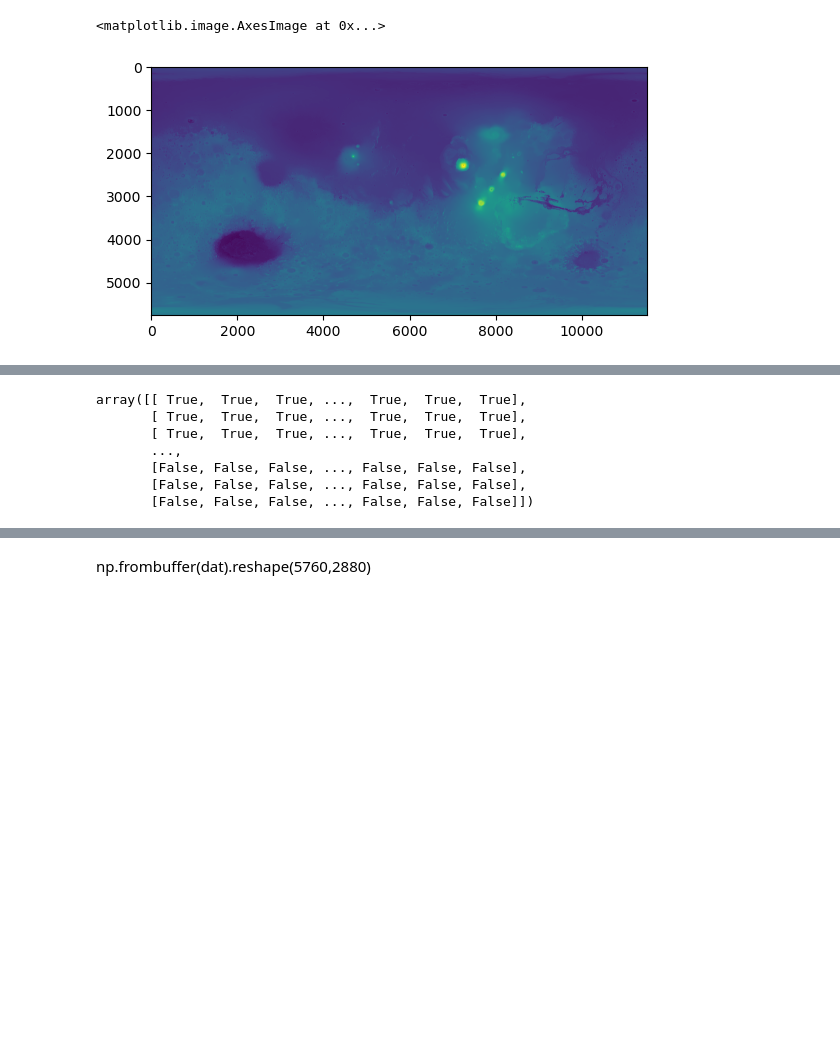
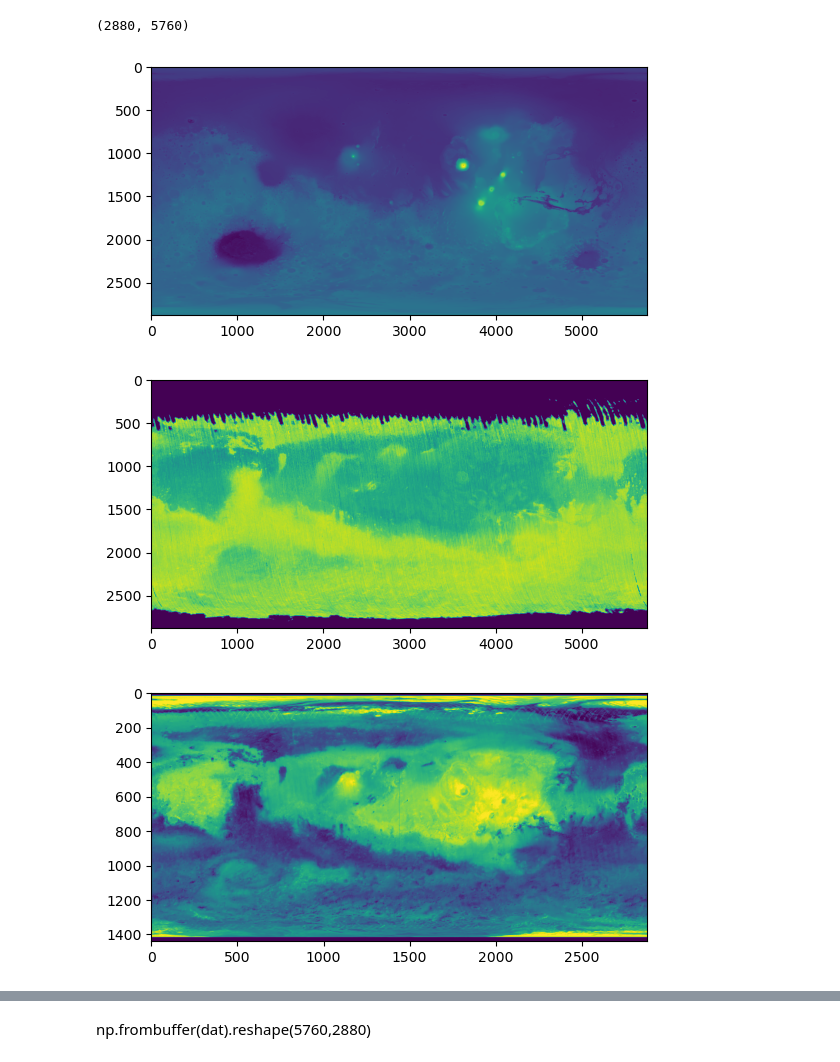
Before and after one commit to hlakams/mars-landing, a Jupyter notebook: Drafting.ipynb, the cells around one changed output, grey strips where cells are left out. Saved outputs shown, nothing was run; the diff lists cells and outputs as text; code cells hidden in the pictures; blank space fills up the shorter version.

```diff
--- a/Drafting.ipynb
+++ b/Drafting.ipynb
@@ -1,8 +1,10 @@
 # %%
 import numpy as np
 from matplotlib import pyplot as plt
+import cv2
+
 elev_file ="test_data/megt90n000fb.img"
 dust_file = "test_data/dci_lo_ice_dust_16ppd_shifted.raw"
-temp_file = None
-# elevation, dust map, temperature, thermal inertia(?) and albedo(?)
+TI_file = "test_data/ti16"
+alb_file = "test_data/alb32"
 # %%
@@ -35,6 +73,17 @@ acceptable_region = (min_elev<elev)&&(elev<max_elev)&&(min_dci<dci)&&(dci<max_dc
+# %%
+elev[0::2,0::2].shape
+# %% [output]
+(2880, 5760)
 # %%
-plt.imshow(elev)
+plt.imshow(elev[0::2,0::2])
+plt.show()
 plt.imshow(dci)
+plt.show()
+plt.imshow(alb)
+plt.show()
+plt.imshow(ti)
+plt.show()
 # %% [output]
-<matplotlib.image.AxesImage at 0x...>
-[figure, old version]
+[figure, new version]
+[figure, added]
+[figure, added]
@@ -41,10 +90,0 @@ plt.imshow(dci)
-# %%
-elev<0
-# %% [output]
-array([[ True,  True,  True, ...,  True,  True,  True],
-       [ True,  True,  True, ...,  True,  True,  True],
-       [ True,  True,  True, ...,  True,  True,  True],
-       ...,
-       [False, False, False, ..., False, False, False],
-       [False, False, False, ..., False, False, False],
-       [False, False, False, ..., False, False, False]])
```
Also changed, not shown: parts of 5 cells of this notebook.
